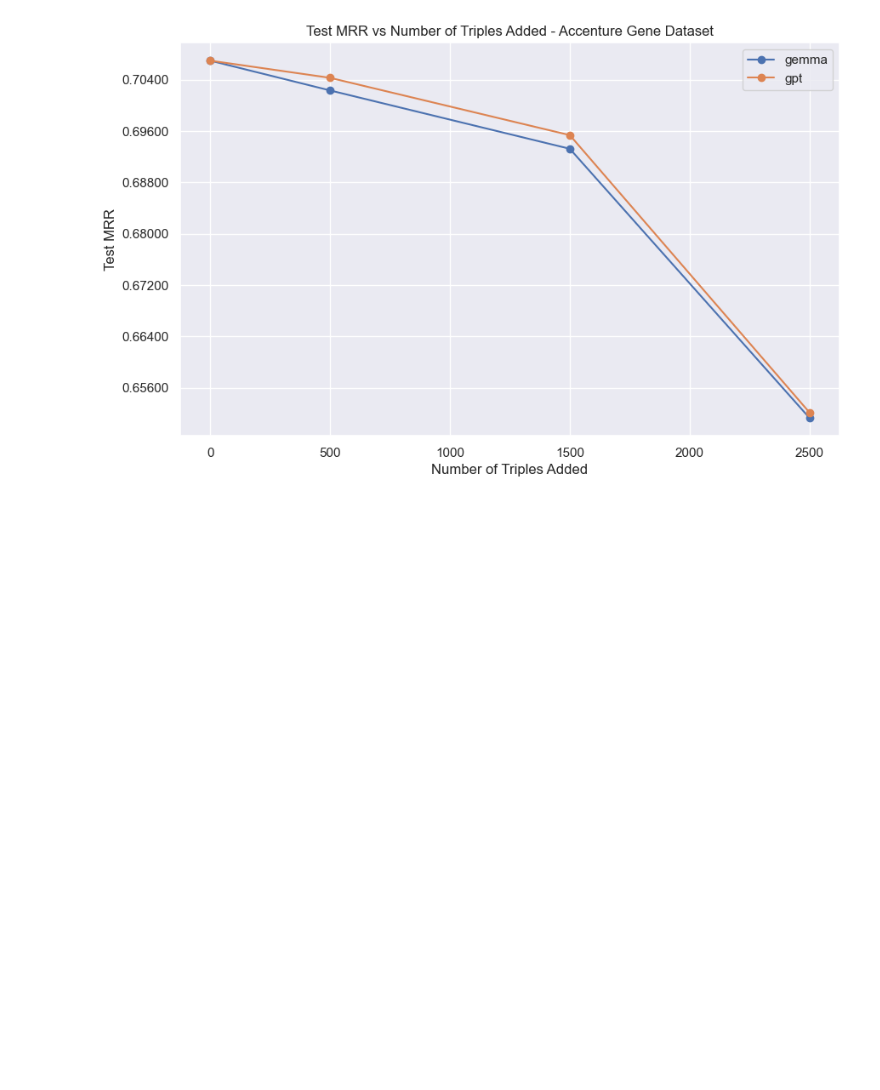
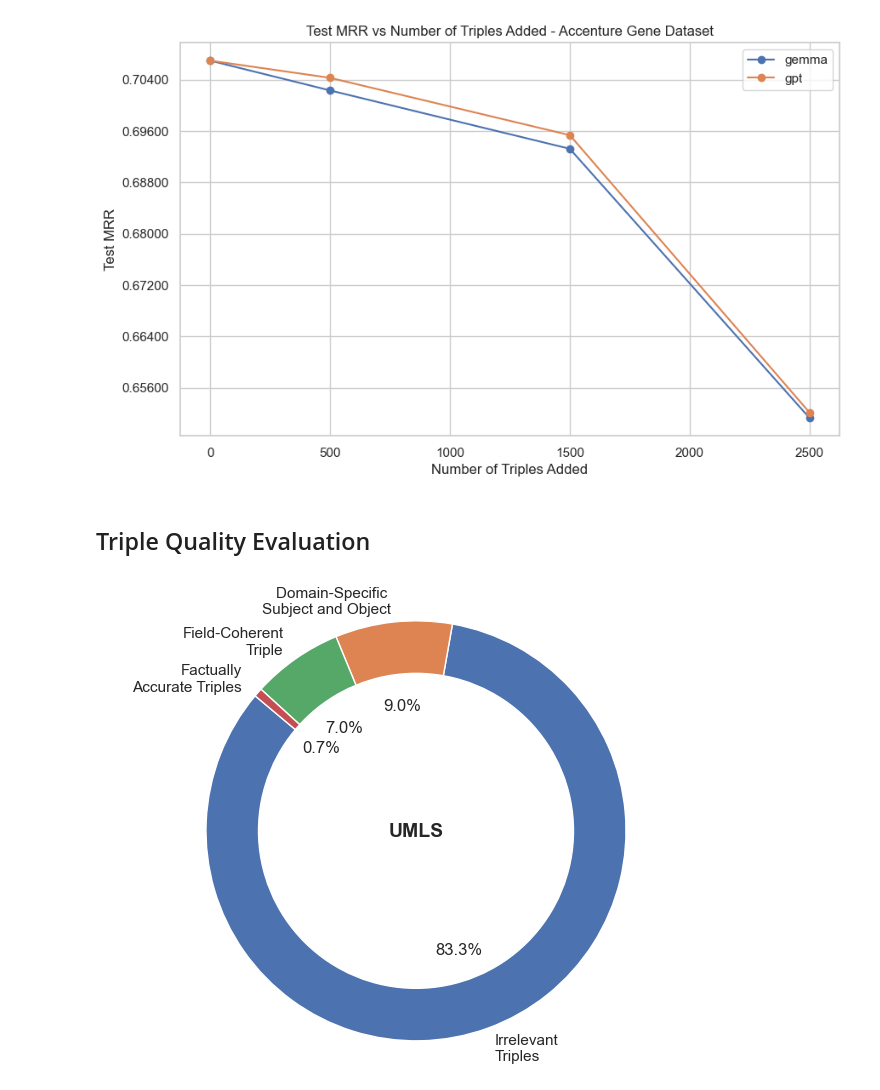
Before and after one commit to FlintyTub49/augmentation-diss, a Jupyter notebook: plot_graphs.ipynb, the cells around one changed output. Cells and saved outputs as stored; diff of their text form; code cells hidden in the pictures; blank space fills up the shorter version.

Commit message:
Added triple quality charts

```diff
--- a/plot_graphs.ipynb
+++ b/plot_graphs.ipynb
@@ -1,6 +3,9 @@
 # %%
 import pandas as pd
+import numpy as np
+
 import matplotlib.pyplot as plt
 from matplotlib.ticker import FormatStrFormatter, MaxNLocator
 import seaborn as sns
 sns.set()
+sns.set(style='whitegrid')
@@ -58,3 +65,32 @@ title = 'Test MRR vs Number of Triples Added - Accenture Gene Dataset'
 plot_graph(gene, title)
 # %% [output]
 [figure]
+# %% [markdown]
+## Triple Quality Evaluation
+# %%
+def qual(categories, values, name):
+    # Create a pie chart
+    plt.figure(figsize=(8, 6))
+    plt.pie(values, labels=categories, autopct='%1.1f%%', startangle=140)
+
+    # Equal aspect ratio ensures that pie is drawn as a circle
+    plt.axis('equal')
+
+    # Convert to donut
+    centre_circle = plt.Circle((0, 0), 0.75, fc='white')
+    fig = plt.gcf()
+    fig.gca().add_artist(centre_circle)
+
+    # Place text in the middle
+    plt.text(0, 0, name, horizontalalignment='center',
+         verticalalignment='center', fontsize=14, fontweight='bold')
+
+    # Show the plot
+    plt.show()
+# %%
+categories = ['Irrelevant\nTriples', 'Domain-Specific \nSubject and Object',
+              'Field-Coherent\nTriple', 'Factually\nAccurate Triples']
+values = [250, 27, 21, 2]  # Example values for each category
+qual(categories, values, 'UMLS')
+# %% [output]
+[figure, added]
```
Also changed, not shown: parts of 5 cells of this notebook.
